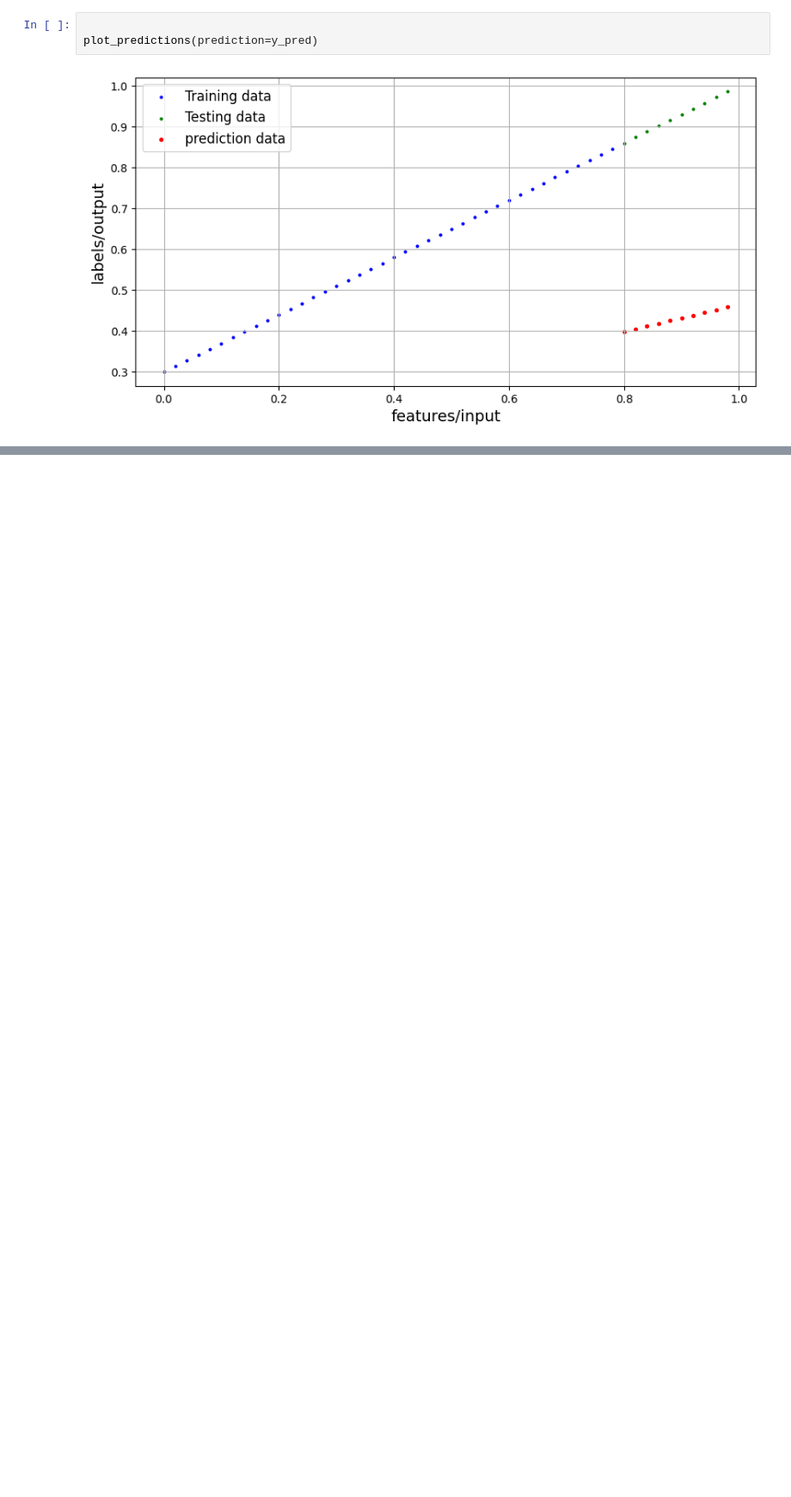
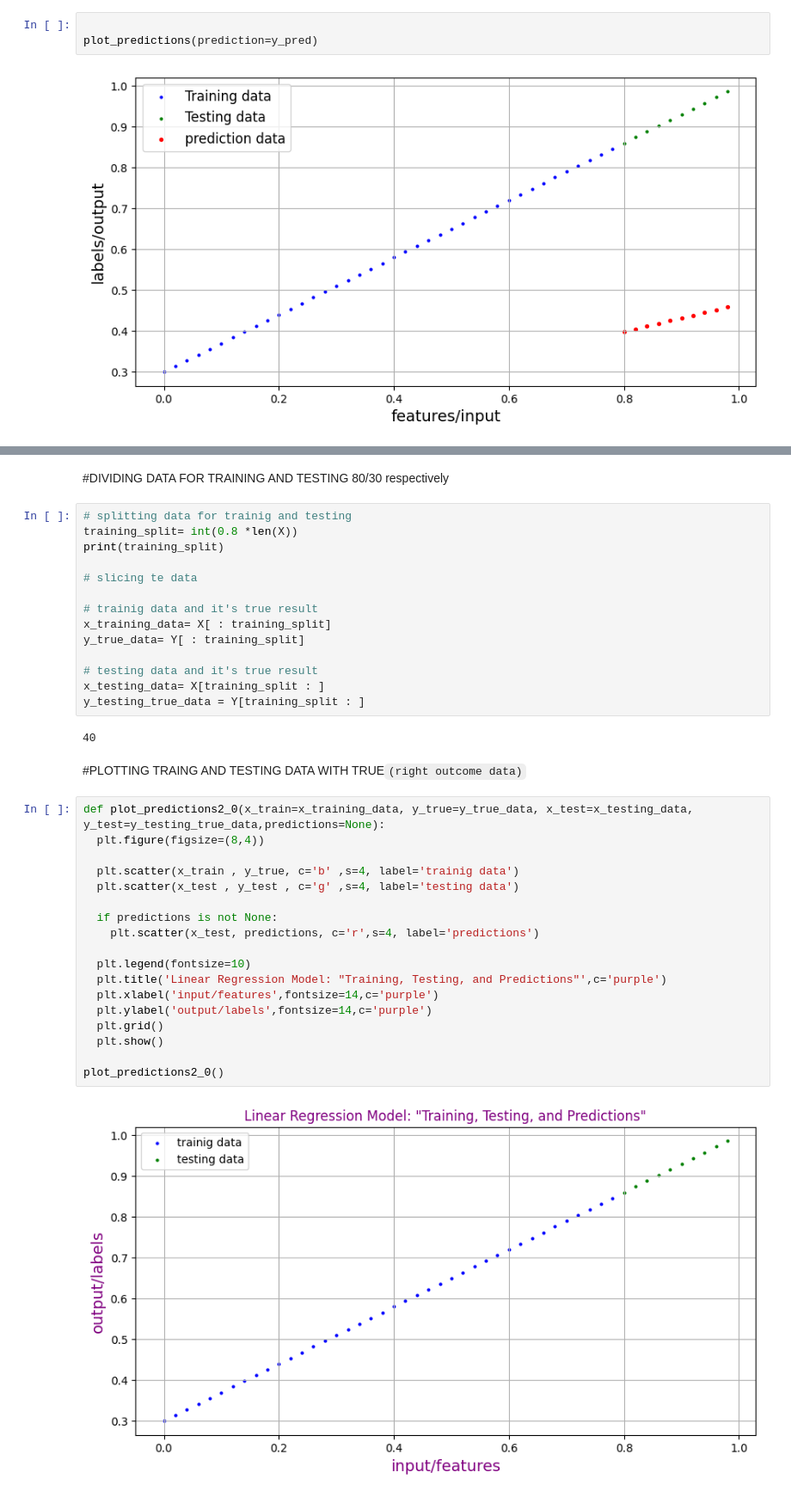
Before and after one commit to Nouman-wisal/pytorch, a Jupyter notebook: 01_pytorch_workflow_video.ipynb, the cells around one changed output, grey strips where cells are left out. Shown at 86% size. Drawn from its saved outputs; the diff is of its cells as text; blank space fills up the shorter version.

```diff
--- a/01_pytorch_workflow_video.ipynb
+++ b/01_pytorch_workflow_video.ipynb
@@ -298,0 +370,40 @@ plt.show()
+# %% [markdown]
+#DIVIDING DATA FOR TRAINING AND TESTING 80/30 respectively
+# %%
+# splitting data for trainig and testing
+training_split= int(0.8 *len(X))
+print(training_split)
+
+# slicing te data
+
+# trainig data and it's true result
+x_training_data= X[ : training_split]
+y_true_data= Y[ : training_split]
+
+# testing data and it's true result
+x_testing_data= X[training_split : ]
+y_testing_true_data = Y[training_split : ]
+# %% [output]
+40
+# %% [markdown]
+#PLOTTING TRAING AND TESTING DATA WITH TRUE`(right outcome data)`
+# %%
+def plot_predictions2_0(x_train=x_training_data, y_true=y_true_data, x_test=x_testing_data, y_test=y_testing_true_data,predictions=None):
+  plt.figure(figsize=(8,4))
+
+  plt.scatter(x_train , y_true, c='b' ,s=4, label='trainig data')
+  plt.scatter(x_test , y_test , c='g' ,s=4, label='testing data')
+
+  if predictions is not None:
+    plt.scatter(x_test, predictions, c='r',s=4, label='predictions')
+
+  plt.legend(fontsize=10)
+  plt.title('Linear Regression Model: "Training, Testing, and Predictions"',c='purple')
+  plt.xlabel('input/features',fontsize=14,c='purple')
+  plt.ylabel('output/labels',fontsize=14,c='purple')
+  plt.grid()
+  plt.show()
+
+plot_predictions2_0()
+# %% [output]
+[figure, added]
```
Also changed, not shown: parts of 26 cells of this notebook.
